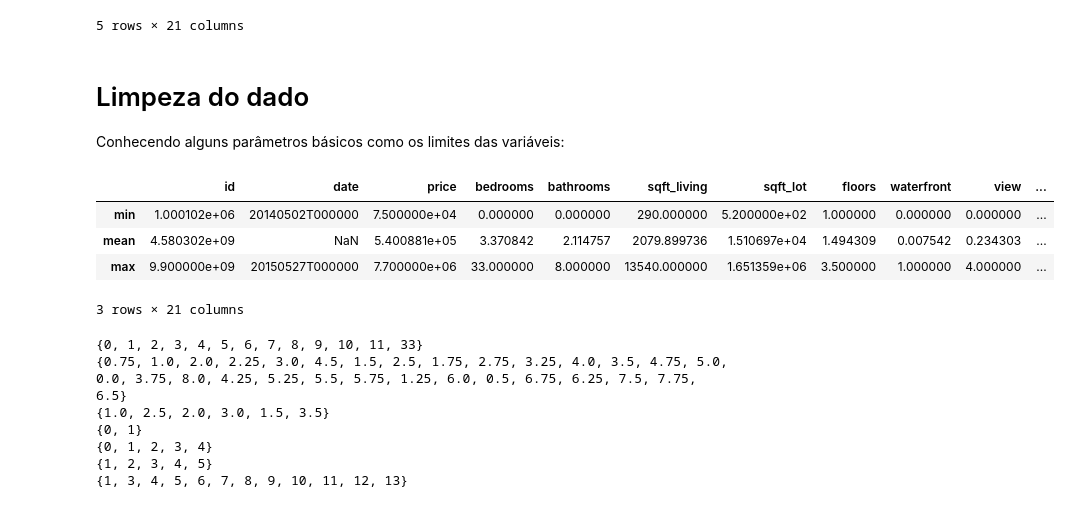
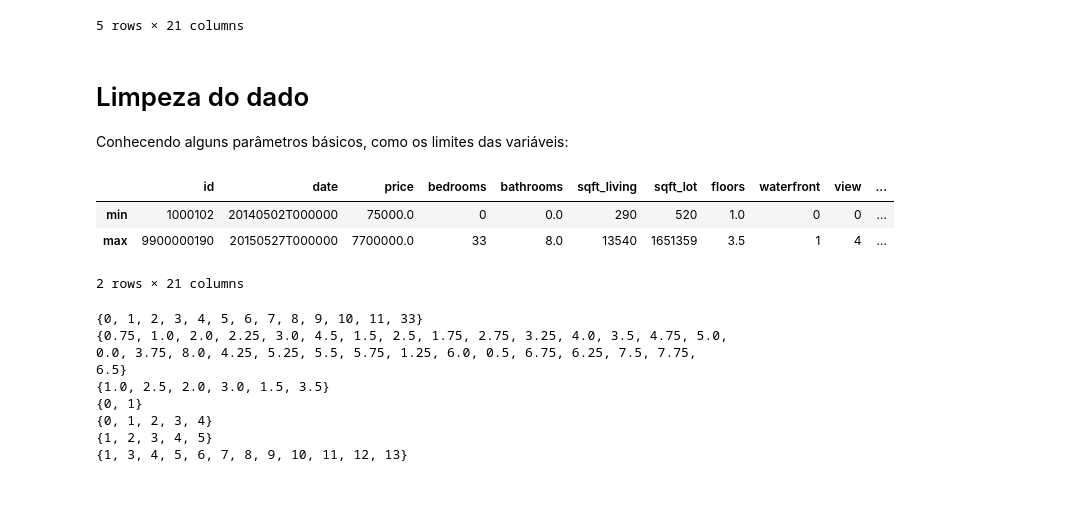
Before and after one commit to mattlamachado/King_County_DNC, a Jupyter notebook: 34012_Roof_Imoveis_1.0.ipynb, the cells around one changed output. Drawn from its saved outputs; the diff is of its cells as text; code cells hidden in the pictures.

```diff
--- a/34012_Roof_Imoveis_1.0.ipynb
+++ b/34012_Roof_Imoveis_1.0.ipynb
@@ -46,15 +46,14 @@ roof_c.head()
 # %% [markdown]
 # Limpeza do dado
 
-Conhecendo alguns parâmetros básicos como os limites das variáveis:
+Conhecendo alguns parâmetros básicos, como os limites das variáveis:
 # %%
-display(roof_c.agg(['min', 'mean', 'max']))
+display(roof_c.agg(['min', 'max']))
 # %% [output]
 |  | id | date | price | bedrooms | bathrooms | sqft_living | sqft_lot | floors | waterfront | view | ... |
-| min | 1.000102e+06 | 20140502T000000 | 7.500000e+04 | 0.000000 | 0.000000 | 290.000000 | 5.200000e+02 | 1.000000 | 0.000000 | 0.000000 | ... |
-| mean | 4.580302e+09 | NaN | 5.400881e+05 | 3.370842 | 2.114757 | 2079.899736 | 1.510697e+04 | 1.494309 | 0.007542 | 0.234303 | ... |
-| max | 9.900000e+09 | 20150527T000000 | 7.700000e+06 | 33.000000 | 8.000000 | 13540.000000 | 1.651359e+06 | 3.500000 | 1.000000 | 4.000000 | ... |
+| min | 1000102 | 20140502T000000 | 75000.0 | 0 | 0.0 | 290 | 520 | 1.0 | 0 | 0 | ... |
+| max | 9900000190 | 20150527T000000 | 7700000.0 | 33 | 8.0 | 13540 | 1651359 | 3.5 | 1 | 4 | ... |
-3 rows × 21 columns
+2 rows × 21 columns
 # %%
 print(set(roof_c['bedrooms']), set(roof_c['bathrooms']),
 set(roof_c['floors']), set(roof_c['waterfront']), set(roof_c['view']),
```
Also changed, not shown: parts of 7 cells of this notebook, 1 other file.
